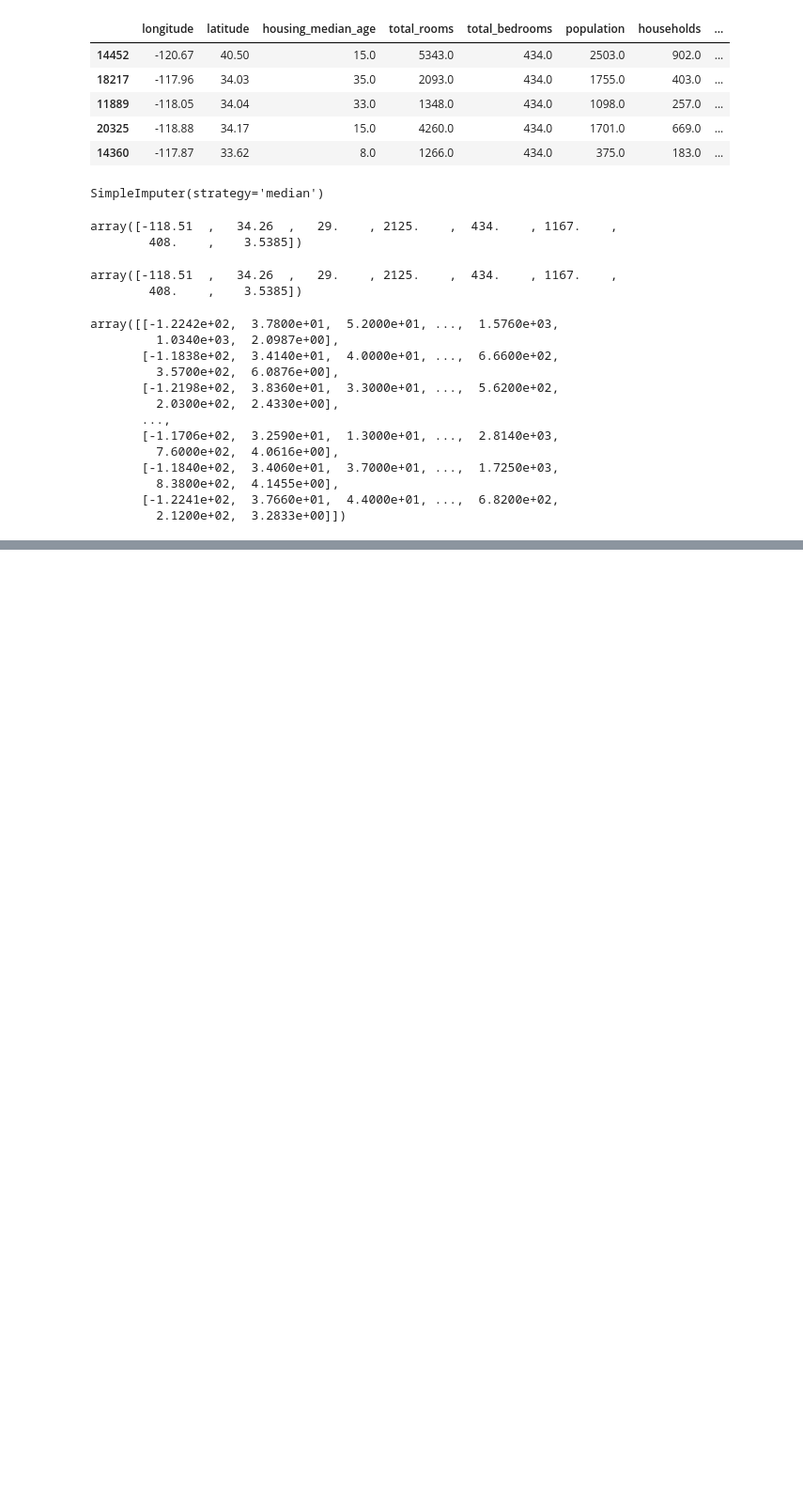
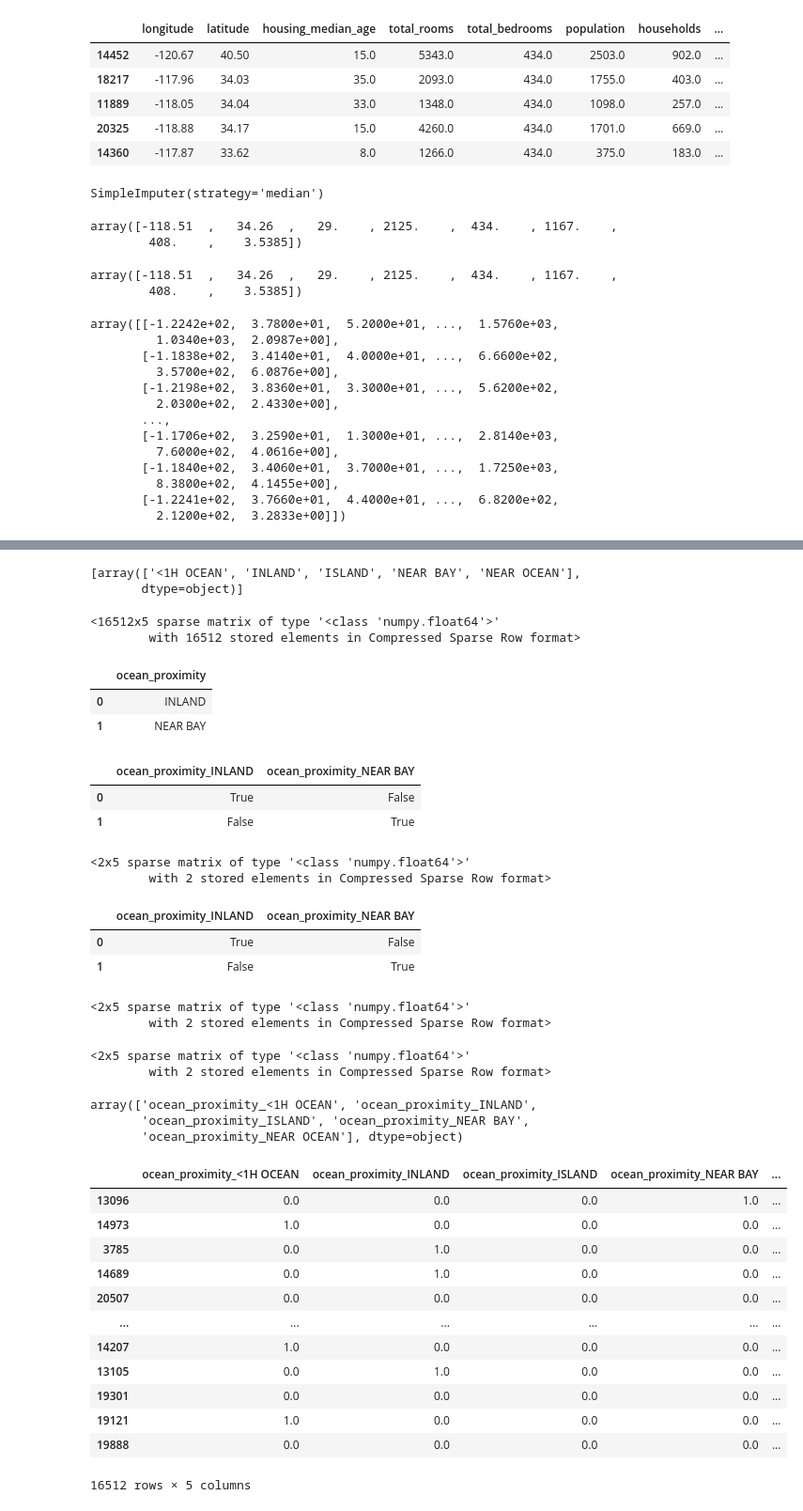
Before and after one commit to JakubOtto/nowe-maszynowe, a Jupyter notebook: 02.ipynb, the cells around one changed output, grey strips where cells are left out. Shown at 94% size. Drawn from its saved outputs; the diff is of its cells as text; code cells hidden in the pictures; blank space fills up the shorter version.

```diff
--- a/02.ipynb
+++ b/02.ipynb
@@ -357,0 +432,77 @@ array([[-1.2242e+02,  3.7800e+01,  5.2000e+01, ...,  1.5760e+03,
+# %%
+ordinal_encoder.categories_
+# %% [output]
+[array(['<1H OCEAN', 'INLAND', 'ISLAND', 'NEAR BAY', 'NEAR OCEAN'],
+       dtype=object)]
+# %%
+from sklearn.preprocessing import OneHotEncoder
+
+cat_encoder_default = OneHotEncoder().set_output(transform="default")
+x_train_cat_1hot_default = cat_encoder_default.fit_transform(x_train_cat)
+x_train_cat_1hot_default
+# %% [output]
+<16512x5 sparse matrix of type '<class 'numpy.float64'>'
+        with 16512 stored elements in Compressed Sparse Row format>
+# %%
+sample_df = pd.DataFrame({"ocean_proximity": ["INLAND", "NEAR BAY"]})
+sample_df
+# %% [output]
+|  | ocean_proximity |
+| 0 | INLAND |
+| 1 | NEAR BAY |
+# %%
+pd.get_dummies(sample_df)
+# %% [output]
+|  | ocean_proximity_INLAND | ocean_proximity_NEAR BAY |
+| 0 | True | False |
+| 1 | False | True |
+# %%
+cat_encoder_default.transform(sample_df)
+# %% [output]
+<2x5 sparse matrix of type '<class 'numpy.float64'>'
+        with 2 stored elements in Compressed Sparse Row format>
+# %%
+sample_unknow_df = pd.DataFrame({"ocean_proximity": ["INLAND", "NEAR BAY"]})
+pd.get_dummies(sample_unknow_df)
+# %% [output]
+|  | ocean_proximity_INLAND | ocean_proximity_NEAR BAY |
+| 0 | True | False |
+| 1 | False | True |
+# %%
+cat_encoder_default.handle_unknown = "ignore"
+cat_encoder_default.transform(sample_unknow_df)
+# %% [output]
+<2x5 sparse matrix of type '<class 'numpy.float64'>'
+        with 2 stored elements in Compressed Sparse Row format>
+# %%
+cat_encoder_default.handle_unknown = "ignore"
+cat_encoder_default.transform(sample_unknow_df)
+# %% [output]
+<2x5 sparse matrix of type '<class 'numpy.float64'>'
+        with 2 stored elements in Compressed Sparse Row format>
+# %%
+cat_encoder_default.get_feature_names_out()
+# %% [output]
+array(['ocean_proximity_<1H OCEAN', 'ocean_proximity_INLAND',
+       'ocean_proximity_ISLAND', 'ocean_proximity_NEAR BAY',
+       'ocean_proximity_NEAR OCEAN'], dtype=object)
+# %%
+df_output = pd.DataFrame(x_train_cat_1hot_default.toarray(),
+    columns=cat_encoder_default.get_feature_names_out(),
+    index=x_train_cat.index)
+# %%
+df_output
+# %% [output]
+|  | ocean_proximity_<1H OCEAN | ocean_proximity_INLAND | ocean_proximity_ISLAND | ocean_proximity_NEAR BAY | ... |
+| 13096 | 0.0 | 0.0 | 0.0 | 1.0 | ... |
+| 14973 | 1.0 | 0.0 | 0.0 | 0.0 | ... |
+| 3785 | 0.0 | 1.0 | 0.0 | 0.0 | ... |
+| 14689 | 0.0 | 1.0 | 0.0 | 0.0 | ... |
+| 20507 | 0.0 | 0.0 | 0.0 | 0.0 | ... |
+| ... | ... | ... | ... | ... | ... |
+| 14207 | 1.0 | 0.0 | 0.0 | 0.0 | ... |
+| 13105 | 0.0 | 1.0 | 0.0 | 0.0 | ... |
+| 19301 | 0.0 | 0.0 | 0.0 | 0.0 | ... |
+| 19121 | 1.0 | 0.0 | 0.0 | 0.0 | ... |
+| 19888 | 0.0 | 0.0 | 0.0 | 0.0 | ... |
+16512 rows × 5 columns
```
Also changed, not shown: parts of 7 cells of this notebook.
